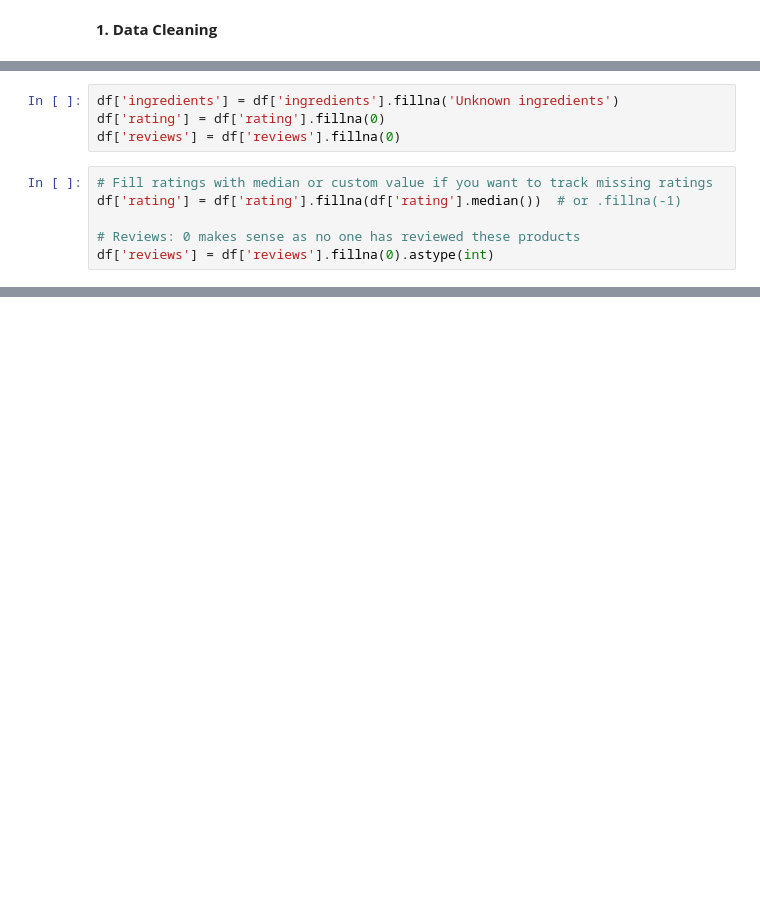
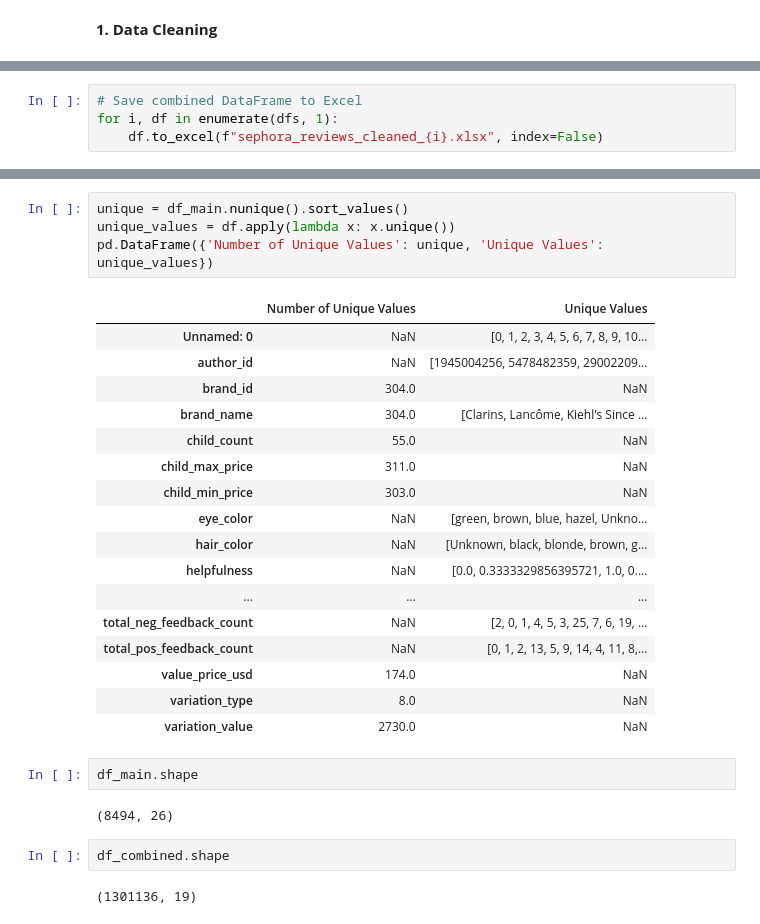
Before and after one commit to danaabdi/sephora, a Jupyter notebook: Sephora_Capstone.ipynb, the cells around one changed output, grey strips where cells are left out. Drawn from its saved outputs; the diff is of its cells as text; blank space fills up the shorter version.

```diff
--- a/Sephora_Capstone.ipynb
+++ b/Sephora_Capstone.ipynb
@@ -167,10 +222,0 @@ dtype: int64
-# %%
-df['ingredients'] = df['ingredients'].fillna('Unknown ingredients')
-df['rating'] = df['rating'].fillna(0)
-df['reviews'] = df['reviews'].fillna(0)
-# %%
-# Fill ratings with median or custom value if you want to track missing ratings
-df['rating'] = df['rating'].fillna(df['rating'].median())  # or .fillna(-1)
-
-# Reviews: 0 makes sense as no one has reviewed these products
-df['reviews'] = df['reviews'].fillna(0).astype(int)
@@ -186,0 +223,4 @@ files.download(filename)
+# %%
+# Save combined DataFrame to Excel
+for i, df in enumerate(dfs, 1):
+    df.to_excel(f"sephora_reviews_cleaned_{i}.xlsx", index=False)
@@ -186,0 +246,30 @@ files.download(filename)
+# %%
+unique = df_main.nunique().sort_values()
+unique_values = df.apply(lambda x: x.unique())
+pd.DataFrame({'Number of Unique Values': unique, 'Unique Values': unique_values})
+# %% [output]
+|  | Number of Unique Values | Unique Values |
+| Unnamed: 0 | NaN | [0, 1, 2, 3, 4, 5, 6, 7, 8, 9, 10... |
+| author_id | NaN | [1945004256, 5478482359, 29002209... |
+| brand_id | 304.0 | NaN |
+| brand_name | 304.0 | [Clarins, Lancôme, Kiehl's Since ... |
+| child_count | 55.0 | NaN |
+| child_max_price | 311.0 | NaN |
+| child_min_price | 303.0 | NaN |
+| eye_color | NaN | [green, brown, blue, hazel, Unkno... |
+| hair_color | NaN | [Unknown, black, blonde, brown, g... |
+| helpfulness | NaN | [0.0, 0.3333329856395721, 1.0, 0.... |
+| ... | ... | ... |
+| total_neg_feedback_count | NaN | [2, 0, 1, 4, 5, 3, 25, 7, 6, 19, ... |
+| total_pos_feedback_count | NaN | [0, 1, 2, 13, 5, 9, 14, 4, 11, 8,... |
+| value_price_usd | 174.0 | NaN |
+| variation_type | 8.0 | NaN |
+| variation_value | 2730.0 | NaN |
+# %%
+df_main.shape
+# %% [output]
+(8494, 26)
+# %%
+df_combined.shape
+# %% [output]
+(1301136, 19)
```
Also changed, not shown: parts of 30 cells of this notebook.
